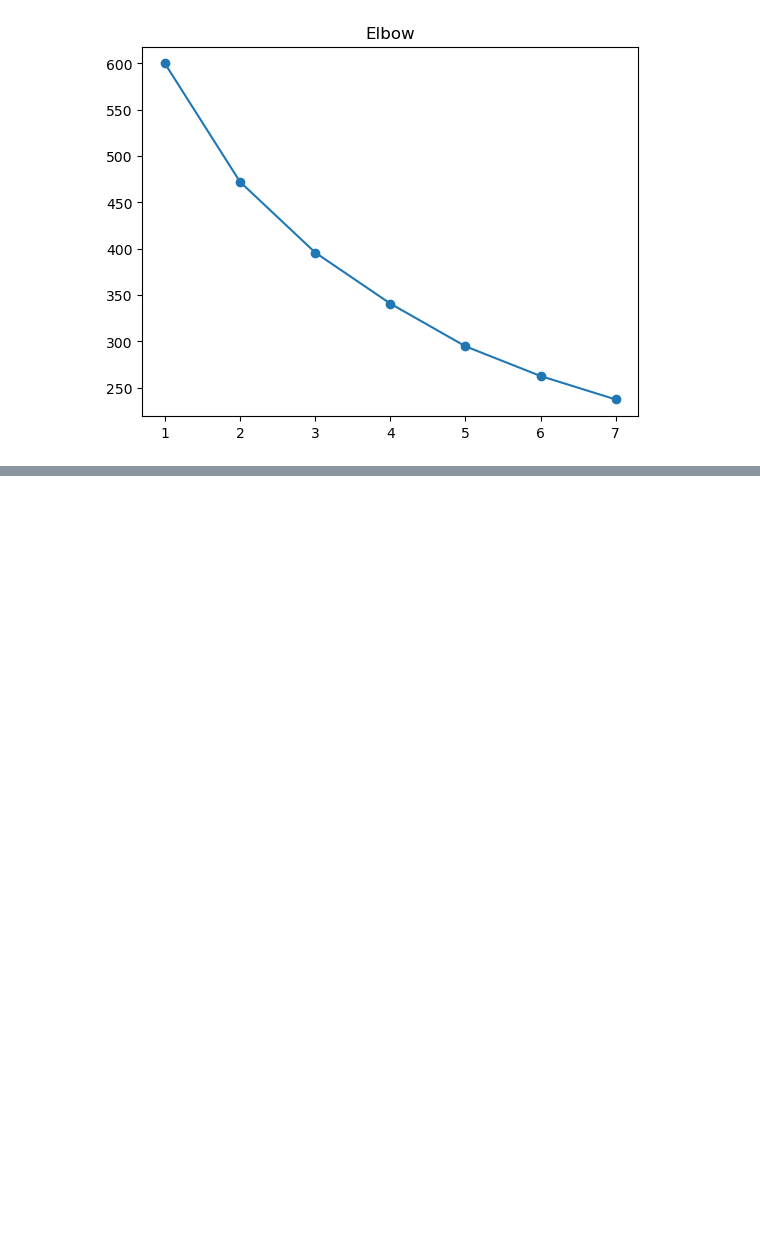
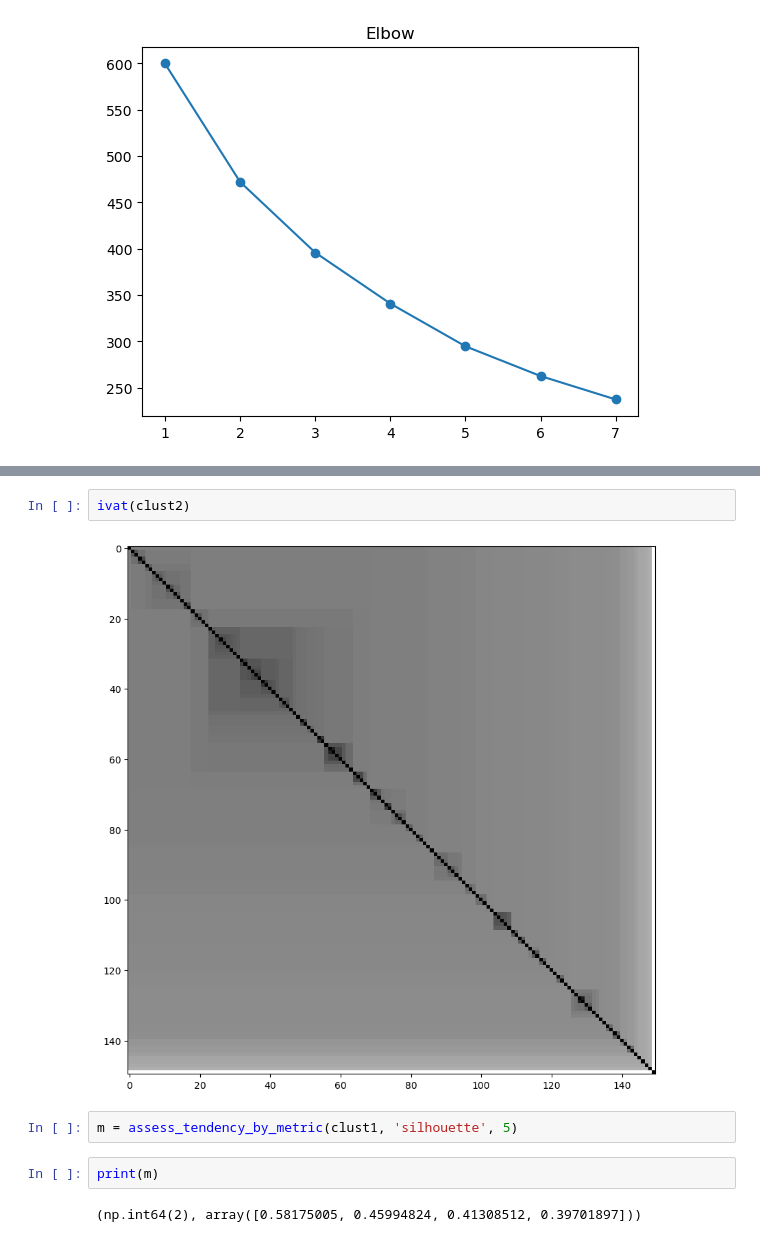
Before and after one commit to CaioFML/IA_studies, a Jupyter notebook: formacao_completa_inteligencia_artificial_e_machine_learning/section_4/clusters.ipynb, the cells around one changed output, grey strips where cells are left out. Saved outputs shown, nothing was run; the diff lists cells and outputs as text; blank space fills up the shorter version.

```diff
--- a/formacao_completa_inteligencia_artificial_e_machine_learning/section_4/clusters.ipynb
+++ b/formacao_completa_inteligencia_artificial_e_machine_learning/section_4/clusters.ipynb
@@ -51,0 +72,10 @@ plt.show()
+# %%
+ivat(clust2)
+# %% [output]
+[figure, added]
+# %%
+m = assess_tendency_by_metric(clust1, 'silhouette', 5)
+# %%
+print(m)
+# %% [output]
+(np.int64(2), array([0.58175005, 0.45994824, 0.41308512, 0.39701897]))
```
Also changed, not shown: parts of 12 cells of this notebook.
